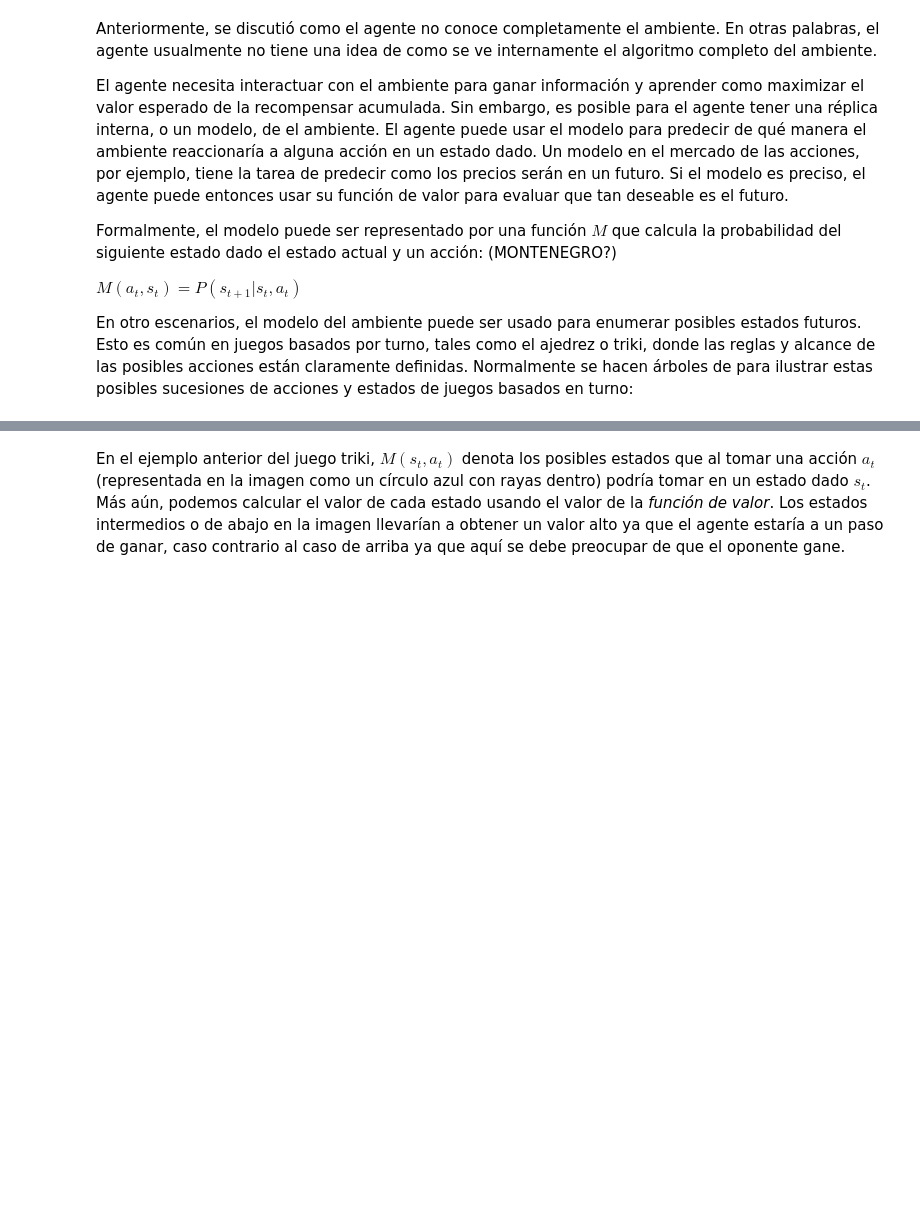
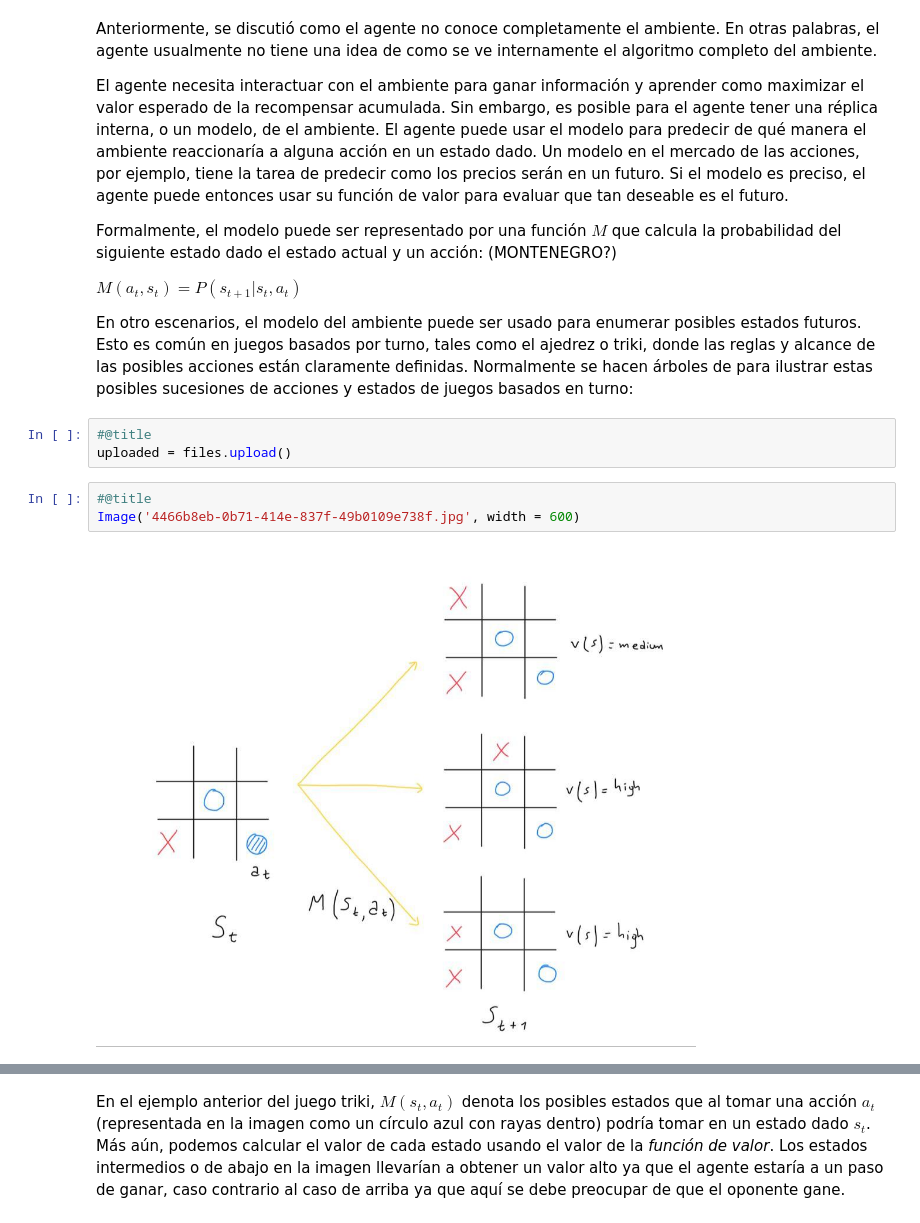
Before and after one commit to jfelipeosorio/atari, a Jupyter notebook: Atari.ipynb, the cells around one changed output, grey strips where cells are left out. Drawn from its saved outputs; the diff is of its cells as text; blank space fills up the shorter version.

```diff
--- a/Atari.ipynb
+++ b/Atari.ipynb
@@ -140,4 +140,12 @@ Formalmente, el modelo puede ser representado por una función $M$ que calcula l
 $M(a_t,s_t)=P(s_{t+1}|s_t,a_t)$
 
 En otro escenarios, el modelo del ambiente puede ser usado para enumerar posibles estados futuros. Esto es común en juegos basados por turno, tales como el ajedrez o triki, donde las reglas y alcance de las posibles acciones están claramente definidas. Normalmente se hacen árboles de para ilustrar estas posibles sucesiones de acciones y estados de juegos basados en turno:
+# %%
+#@title
+uploaded = files.upload()
+# %%
+#@title
+Image('4466b8eb-0b71-414e-837f-49b0109e738f.jpg', width = 600)
+# %% [output]
+[figure, added]
 # %% [markdown]
```
Also changed, not shown: parts of 3 cells of this notebook.
